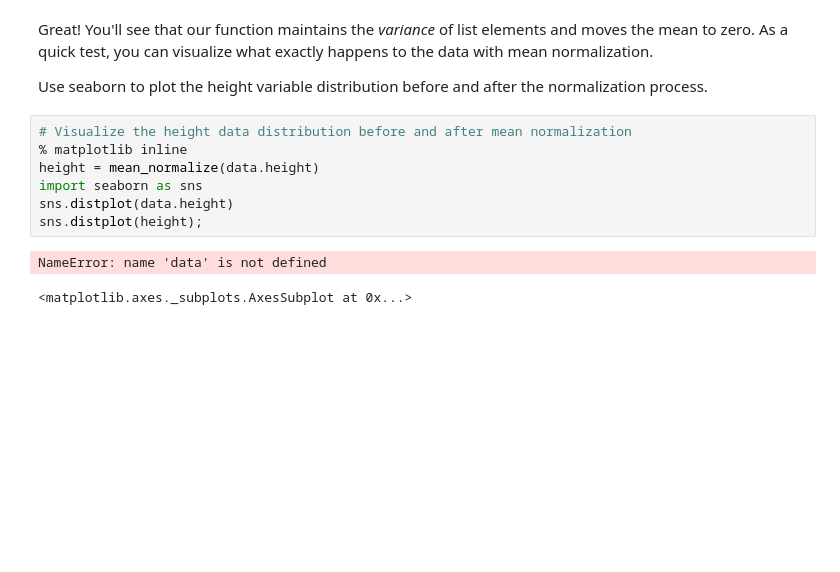
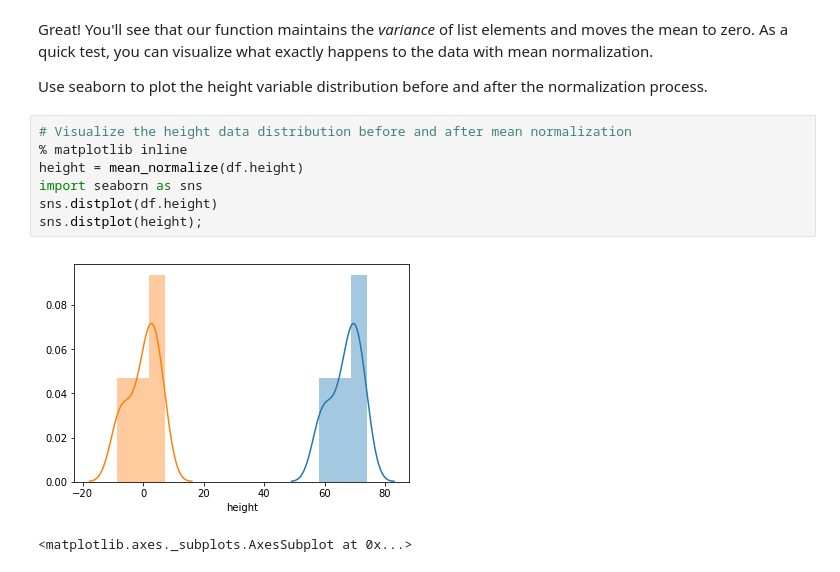
Before and after one commit to williammcmillan/dsc-correlation-covariance-lab-houston-ds-060319, a Jupyter notebook: index.ipynb, the cells around one changed output. Drawn from its saved outputs; the diff is of its cells as text; blank space fills up the shorter version.

```diff
--- a/index.ipynb
+++ b/index.ipynb
@@ -116,12 +116,12 @@ Use seaborn to plot the height variable distribution before and after the normal
 # %%
 # Visualize the height data distribution before and after mean normalization
 % matplotlib inline
-height = mean_normalize(data.height)
+height = mean_normalize(df.height)
 import seaborn as sns
-sns.distplot(data.height)
+sns.distplot(df.height)
 sns.distplot(height);
 # %% [output]
-NameError: name 'data' is not defined
+[figure, added]
 # %%
 # %% [output]
 <matplotlib.axes._subplots.AxesSubplot at 0x...>
```
